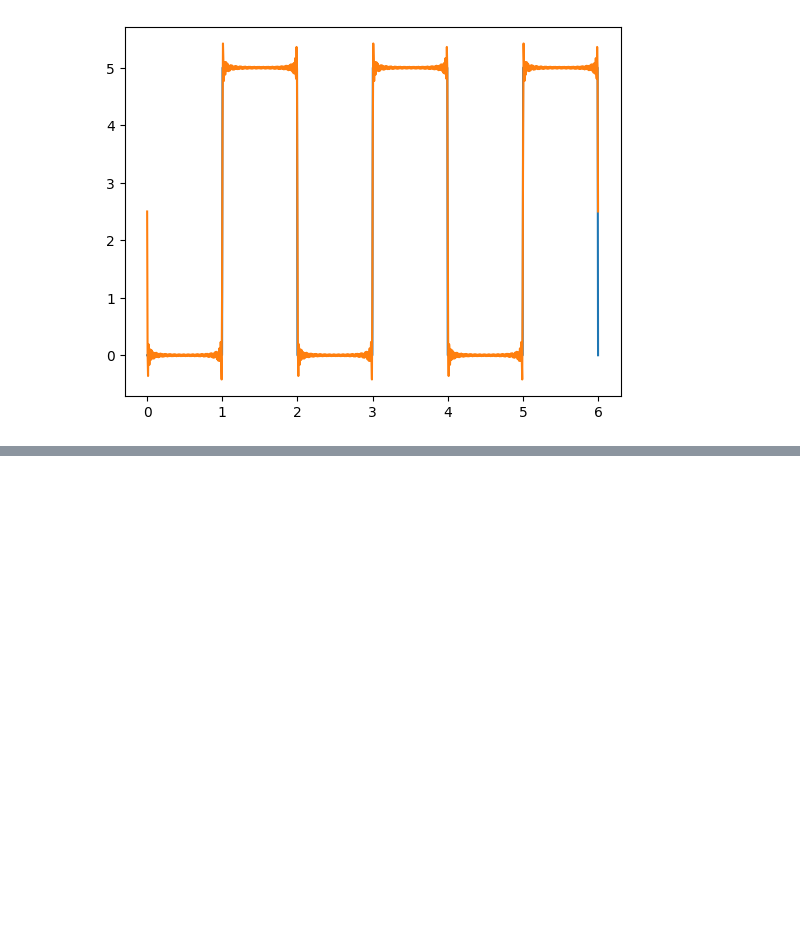
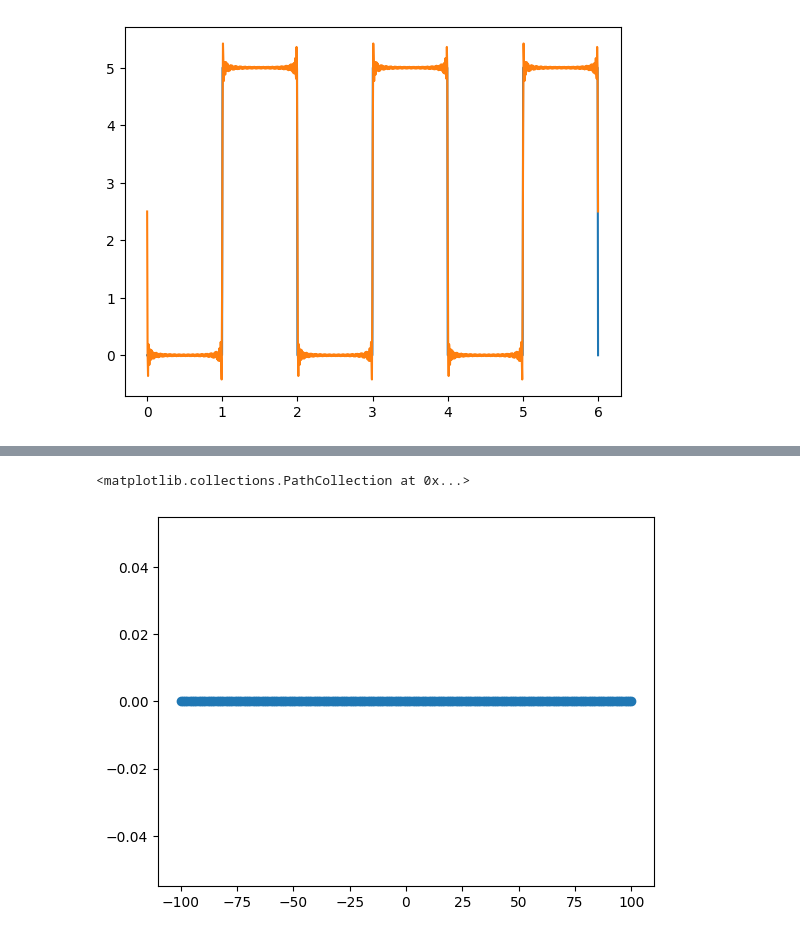
Before and after one commit to andrew-koren/cautious-adventure, a Jupyter notebook: my stuff/FS24/PHY 415/activites.ipynb, the cells around one changed output, grey strips where cells are left out. Saved outputs shown, nothing was run; the diff lists cells and outputs as text; code cells hidden in the pictures; blank space fills up the shorter version.

```diff
--- a/my stuff/FS24/PHY 415/activites.ipynb
+++ b/my stuff/FS24/PHY 415/activites.ipynb
@@ -1508,0 +1557,8 @@ plt.plot(t, fourier(t, 100, params));
+# %%
+n = real(np.array(cn_vals)[:,0])
+cn = imag(np.array(cn_vals)[:,1])
+
+plt.scatter(n, cn)
+# %% [output]
+<matplotlib.collections.PathCollection at 0x...>
+[figure, added]
```
Also changed, not shown: parts of 2 cells of this notebook, 7 other files.
